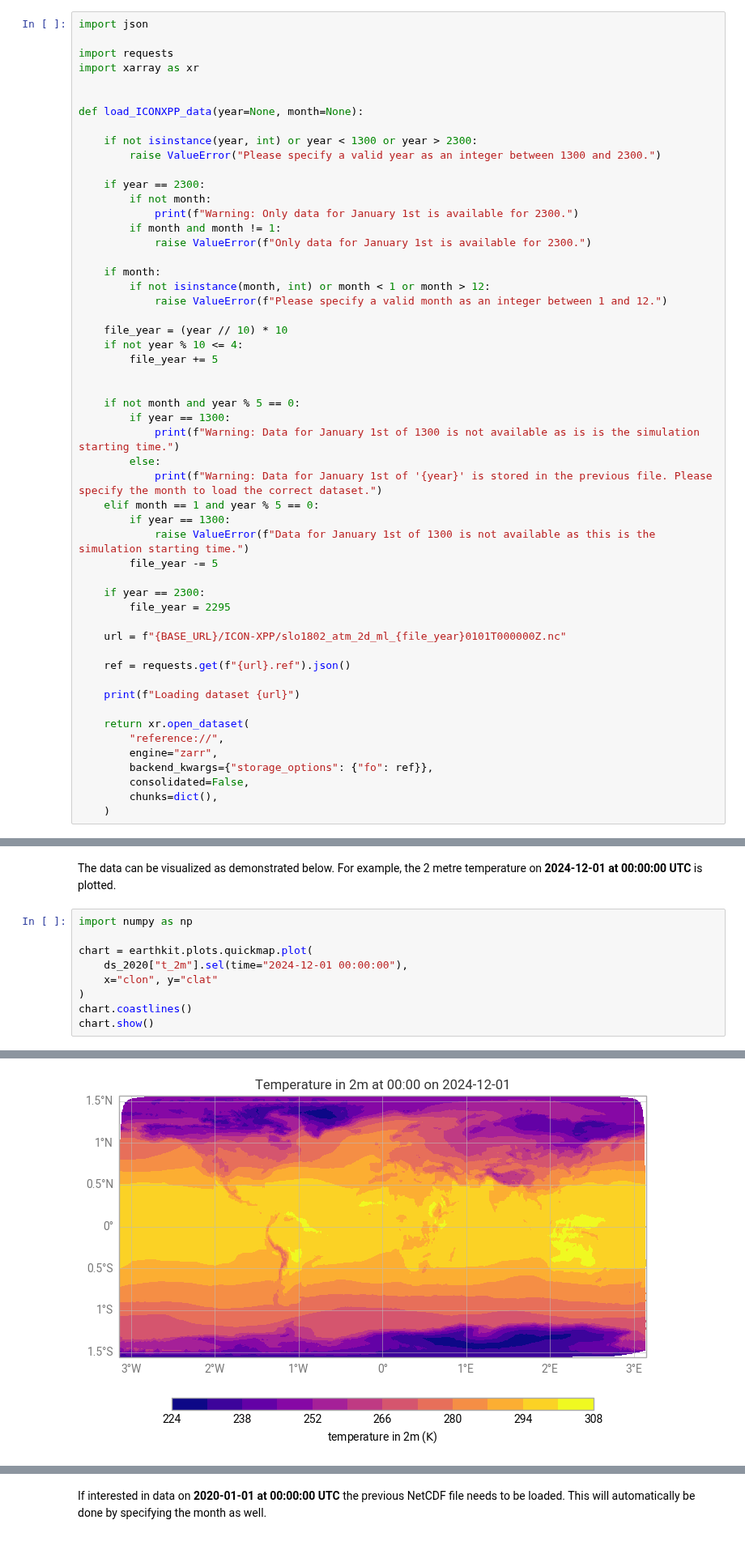
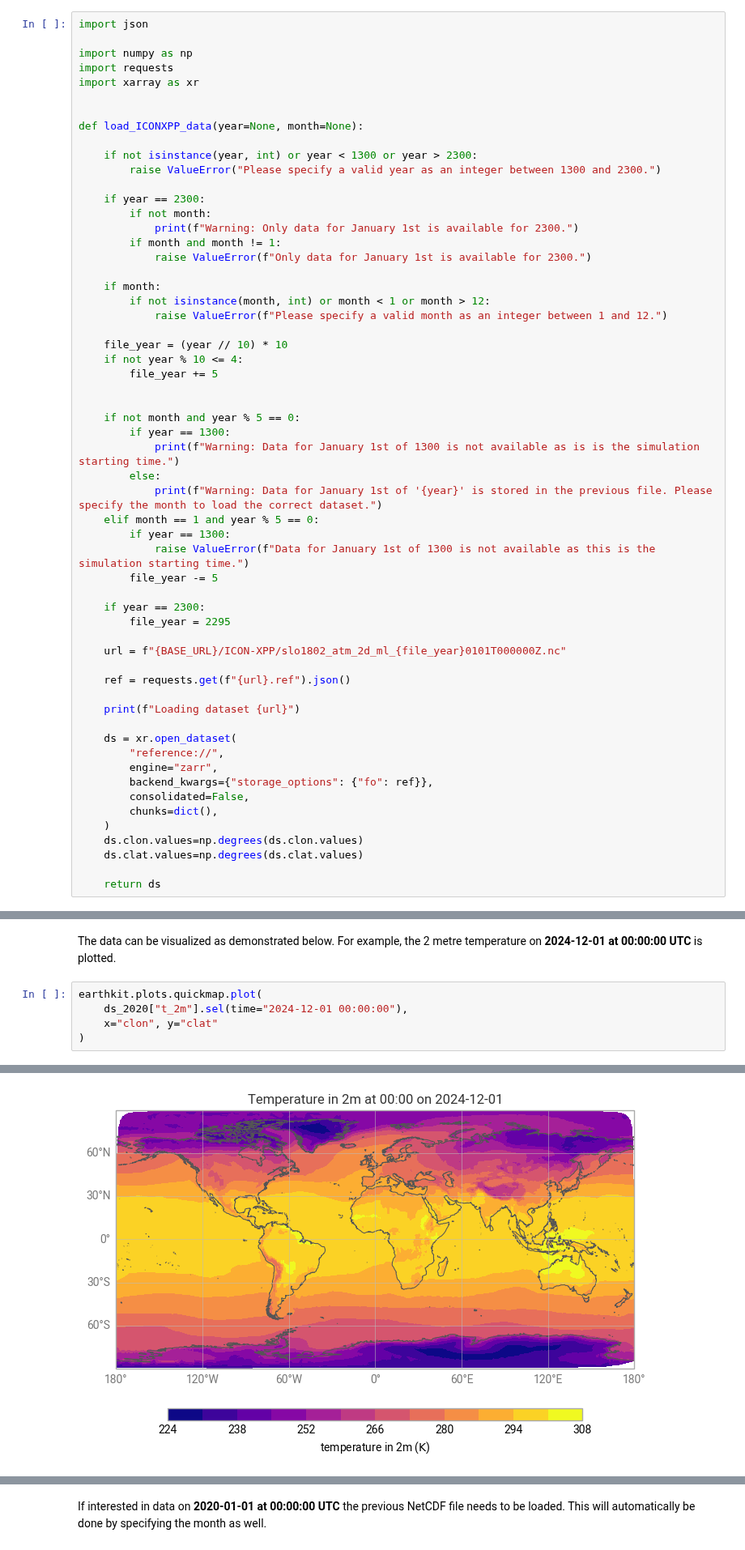
Before and after one commit to climet-eu/compression-lab-notebooks, a Jupyter notebook: 04-example-datasets/04-ICONXPP.ipynb, the cells around one changed output, grey strips where cells are left out. Shown at 81% size. Cells and saved outputs as stored; diff of their text form.

```diff
--- a/04-example-datasets/04-ICONXPP.ipynb
+++ b/04-example-datasets/04-ICONXPP.ipynb
@@ -61,6 +61,7 @@ The `load_ICONXPP_data` function simplifies remote access to NetCDF datasets sto
 # %%
 import json
 
+import numpy as np
 import requests
 import xarray as xr
 
@@ -104,13 +105,17 @@ def load_ICONXPP_data(year=None, month=None):
 
     print(f"Loading dataset {url}")
 
-    return xr.open_dataset(
+    ds = xr.open_dataset(
         "reference://",
         engine="zarr",
         backend_kwargs={"storage_options": {"fo": ref}},
         consolidated=False,
         chunks=dict(),
     )
+    ds.clon.values=np.degrees(ds.clon.values)
+    ds.clat.values=np.degrees(ds.clat.values)
+
+    return ds
 # %% [output]
 [pyodide]: Loading pandas, python-dateutil, pytz, tzdata, xarray
 [pyodide]: Loaded pandas, python-dateutil, pytz, tzdata, xarray
@@ -153,12 +158,8 @@ import earthkit.plots.quickmap
 # %% [markdown]
 The data can be visualized as demonstrated below. For example, the 2 metre temperature on **2024-12-01 at 00:00:00 UTC** is plotted.
 # %%
-import numpy as np
-
-chart = earthkit.plots.quickmap.plot(
+earthkit.plots.quickmap.plot(
     ds_2020["t_2m"].sel(time="2024-12-01 00:00:00"),
     x="clon", y="clat"
 )
-chart.coastlines()
-chart.show()
 # %% [output]
@@ -165 +168 @@ chart.show()
-[figure, old version]
+[figure, new version]
```
Also changed, not shown: parts of 4 cells of this notebook.
